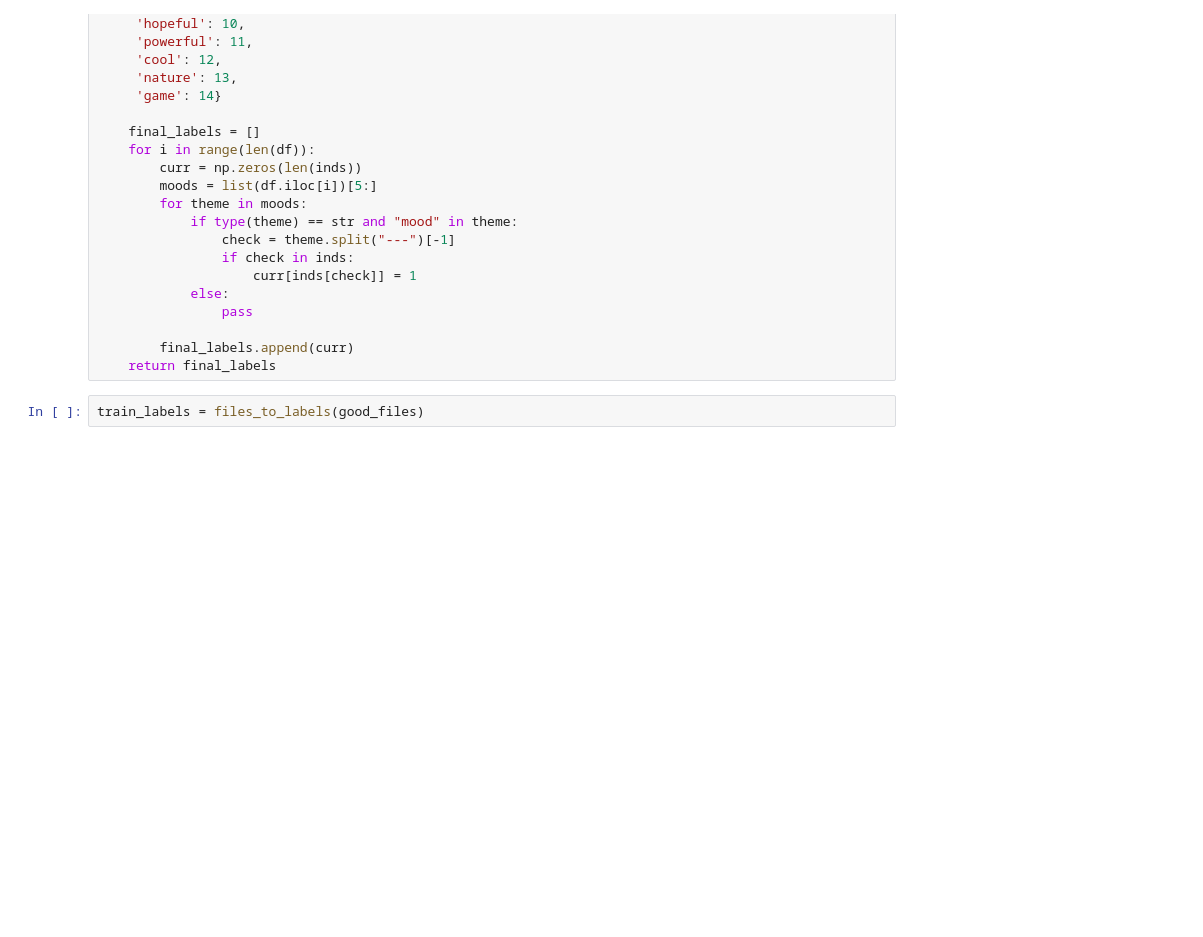
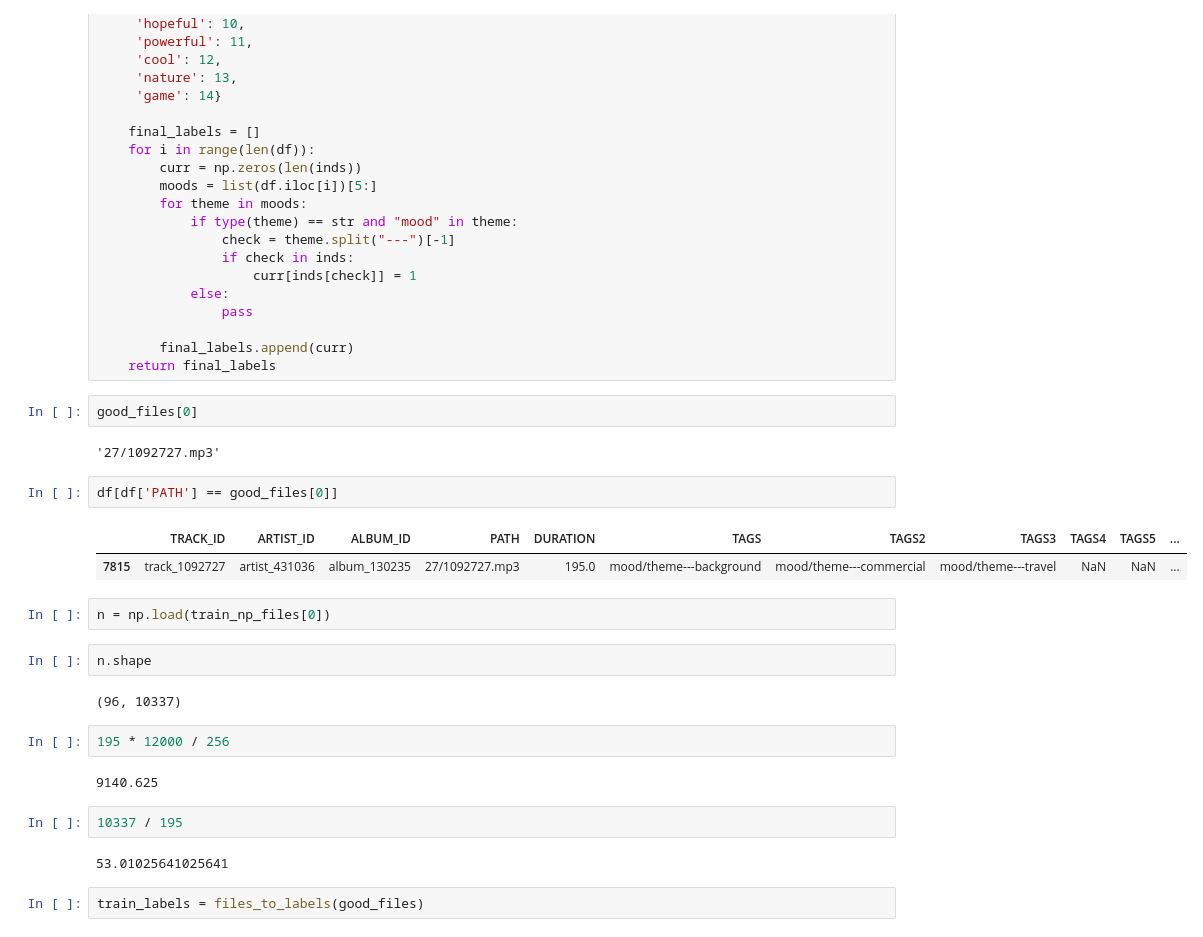
Before and after one commit to rhythmjain/DeepLearningMusicTagging, a Jupyter notebook: data_exploration/Testing Seq2Seq.ipynb, the cells around one changed output. Drawn from its saved outputs; the diff is of its cells as text; blank space fills up the shorter version.

```diff
--- a/data_exploration/Testing Seq2Seq.ipynb
+++ b/data_exploration/Testing Seq2Seq.ipynb
@@ -152,6 +108,29 @@ def files_to_labels(files):
 
         final_labels.append(curr)
     return final_labels
+# %%
+good_files[0]
+# %% [output]
+'27/1092727.mp3'
+# %%
+df[df['PATH'] == good_files[0]]
+# %% [output]
+|  | TRACK_ID | ARTIST_ID | ALBUM_ID | PATH | DURATION | TAGS | TAGS2 | TAGS3 | TAGS4 | TAGS5 | ... |
+| 7815 | track_1092727 | artist_431036 | album_130235 | 27/1092727.mp3 | 195.0 | mood/theme---background | mood/theme---commercial | mood/theme---travel | NaN | NaN | ... |
+# %%
+n = np.load(train_np_files[0])
+# %%
+n.shape
+# %% [output]
+(96, 10337)
+# %%
+195 * 12000 / 256
+# %% [output]
+9140.625
+# %%
+10337 / 195
+# %% [output]
+53.01025641025641
 # %%
 train_labels = files_to_labels(good_files)
 # %%
```
Also changed, not shown: parts of 61 cells of this notebook, 3 other files.
